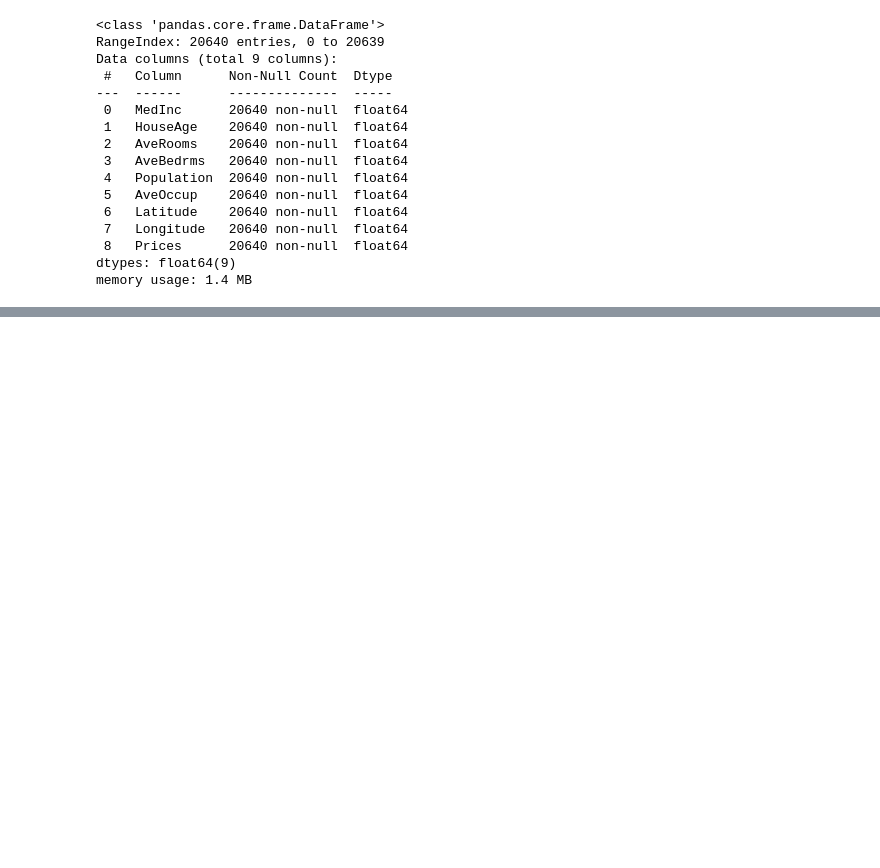
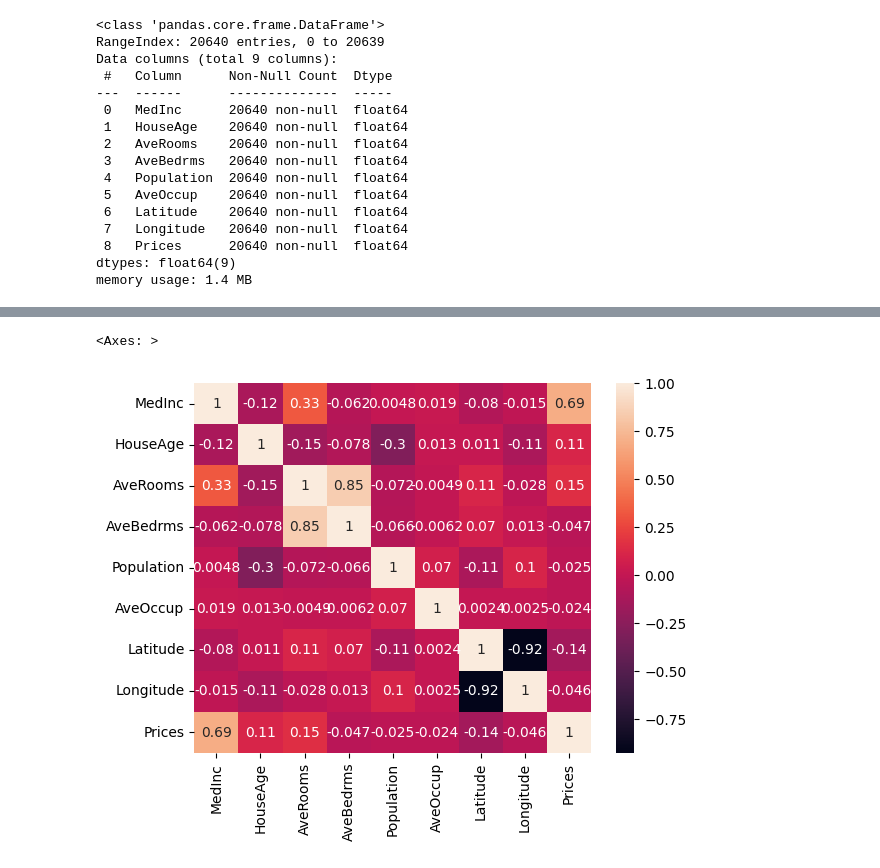
Before and after one commit to A4anas3/ML-Model, a Jupyter notebook: MultipleLinearRegression.ipynb, the cells around one changed output, grey strips where cells are left out. Drawn from its saved outputs; the diff is of its cells as text; code cells hidden in the pictures; blank space fills up the shorter version.

```diff
--- a/MultipleLinearRegression.ipynb
+++ b/MultipleLinearRegression.ipynb
@@ -127,0 +145,5 @@ import seaborn as sns
+# %%
+sns.heatmap(df.corr(),annot=True)
+# %% [output]
+<Axes: >
+[figure, added]
```
Also changed, not shown: parts of 22 cells of this notebook, 8 other files.
